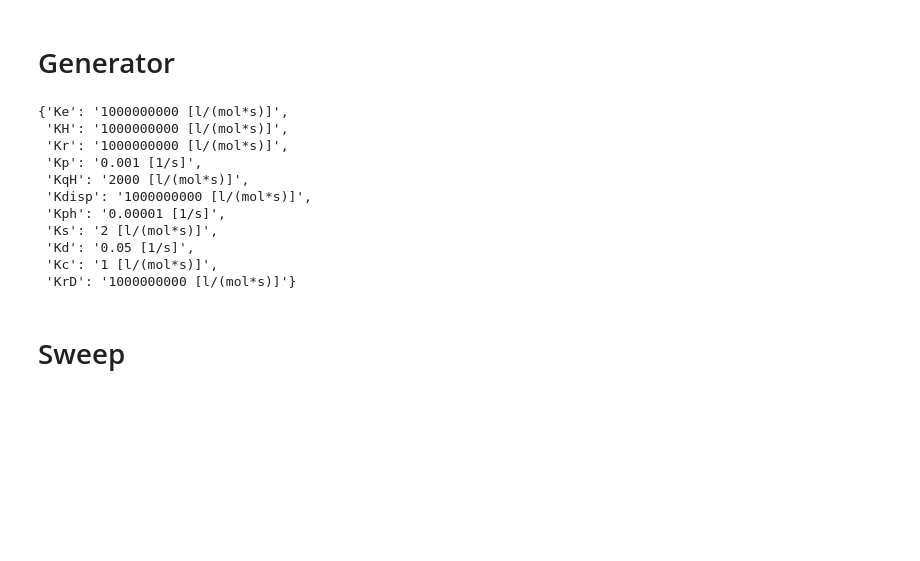
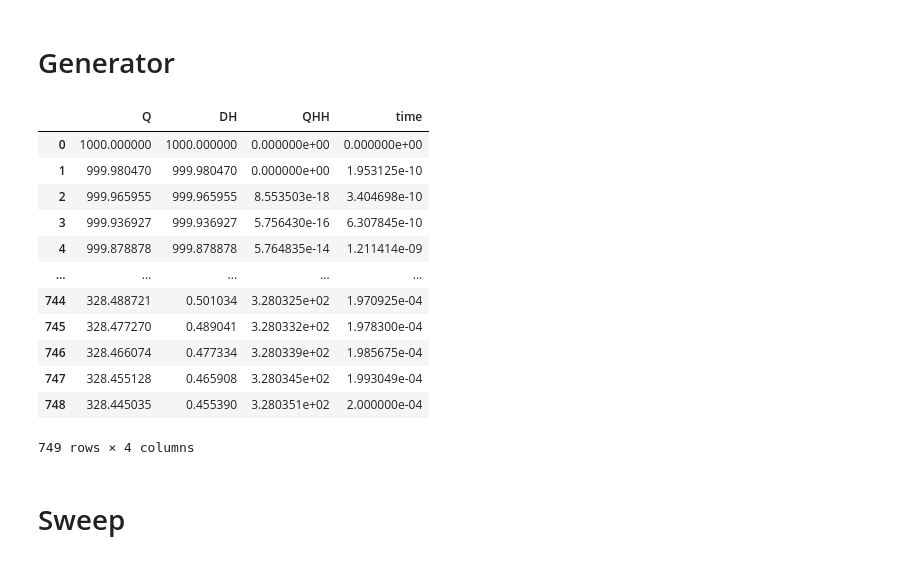
Before and after one commit to EnglishBeach/COMSOL_polymers, a Jupyter notebook: Kinetic/interface.ipynb, the cells around one changed output. Cells and saved outputs as stored; diff of their text form; code cells hidden in the pictures; blank space fills up the shorter version.

```diff
--- a/Kinetic/interface.ipynb
+++ b/Kinetic/interface.ipynb
@@ -202,6 +130,7 @@ class AbstractStudy:
     @property
     def time_end(self):
         return self.comsol_model.parameters()['time_end']
+
 
     @property
     def constants(self):
@@ -255,19 +184,19 @@ class AbstractStudy:
         }
         return nodes_dict
 
-    def set_parametrs(self, **kwargs):
-        for key, value in kwargs.items():
+    def set_parametrs(self, **parameters):
+        for key, value in parameters.items():
             self.comsol_model.parameter(name=key, value=value)
 
     @staticmethod
-    def _set_node_properties(node: mph.Node, **kwargs):
-        for key, value in kwargs.items():
+    def _set_node_properties(node: mph.Node, **properties):
+        for key, value in properties.items():
             node.property(key, value)
 
     def temporal_eval(
         self,
-        outer_number,
-        functions: dict = {},
+        functions: dict,
+        outer_number=1,
     ) -> pd.DataFrame:
 
         model = self.comsol_model
@@ -434,27 +408,31 @@ class Estimator(AbstractStudy):
 # %%
 gen = Generator(model)
 # %%
-gen.constants
+gen.solve()
-# %% [output]
-{'Ke': '1000000000 [l/(mol*s)]',
- 'KH': '1000000000 [l/(mol*s)]',
- 'Kr': '1000000000 [l/(mol*s)]',
- 'Kp': '0.001 [1/s]',
- 'KqH': '2000 [l/(mol*s)]',
- 'Kdisp': '1000000000 [l/(mol*s)]',
- 'Kph': '0.00001 [1/s]',
- 'Ks': '2 [l/(mol*s)]',
- 'Kd': '0.05 [1/s]',
- 'Kc': '1 [l/(mol*s)]',
- 'KrD': '1000000000 [l/(mol*s)]'}
 # %%
 species = {
     key: value
     for key,
-    value in gen.species().items()
+    value in gen.species.items()
     if key in ['Q', 'DH', 'QHH']
 }
 df = gen.temporal_eval(species)
+# %%
+df
+# %% [output]
+|  | Q | DH | QHH | time |
+| 0 | 1000.000000 | 1000.000000 | 0.000000e+00 | 0.000000e+00 |
+| 1 | 999.980470 | 999.980470 | 0.000000e+00 | 1.953125e-10 |
+| 2 | 999.965955 | 999.965955 | 8.553503e-18 | 3.404698e-10 |
+| 3 | 999.936927 | 999.936927 | 5.756430e-16 | 6.307845e-10 |
+| 4 | 999.878878 | 999.878878 | 5.764835e-14 | 1.211414e-09 |
+| ... | ... | ... | ... | ... |
+| 744 | 328.488721 | 0.501034 | 3.280325e+02 | 1.970925e-04 |
+| 745 | 328.477270 | 0.489041 | 3.280332e+02 | 1.978300e-04 |
+| 746 | 328.466074 | 0.477334 | 3.280339e+02 | 1.985675e-04 |
+| 747 | 328.455128 | 0.465908 | 3.280345e+02 | 1.993049e-04 |
+| 748 | 328.445035 | 0.455390 | 3.280351e+02 | 2.000000e-04 |
+749 rows × 4 columns
 # %%
 df = df/1000
 df['time'] = df['time']*1000
```
Also changed, not shown: parts of 17 cells of this notebook, 1 other file.
